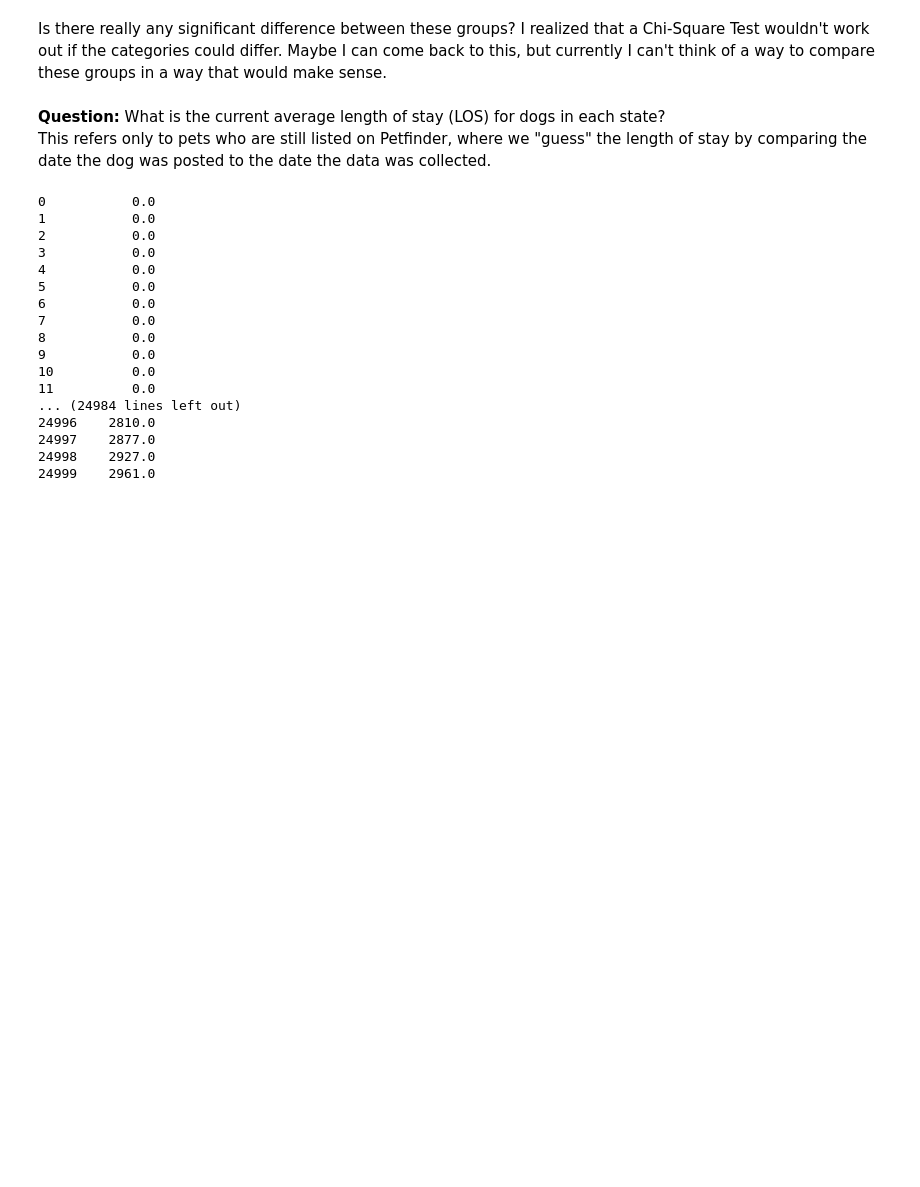
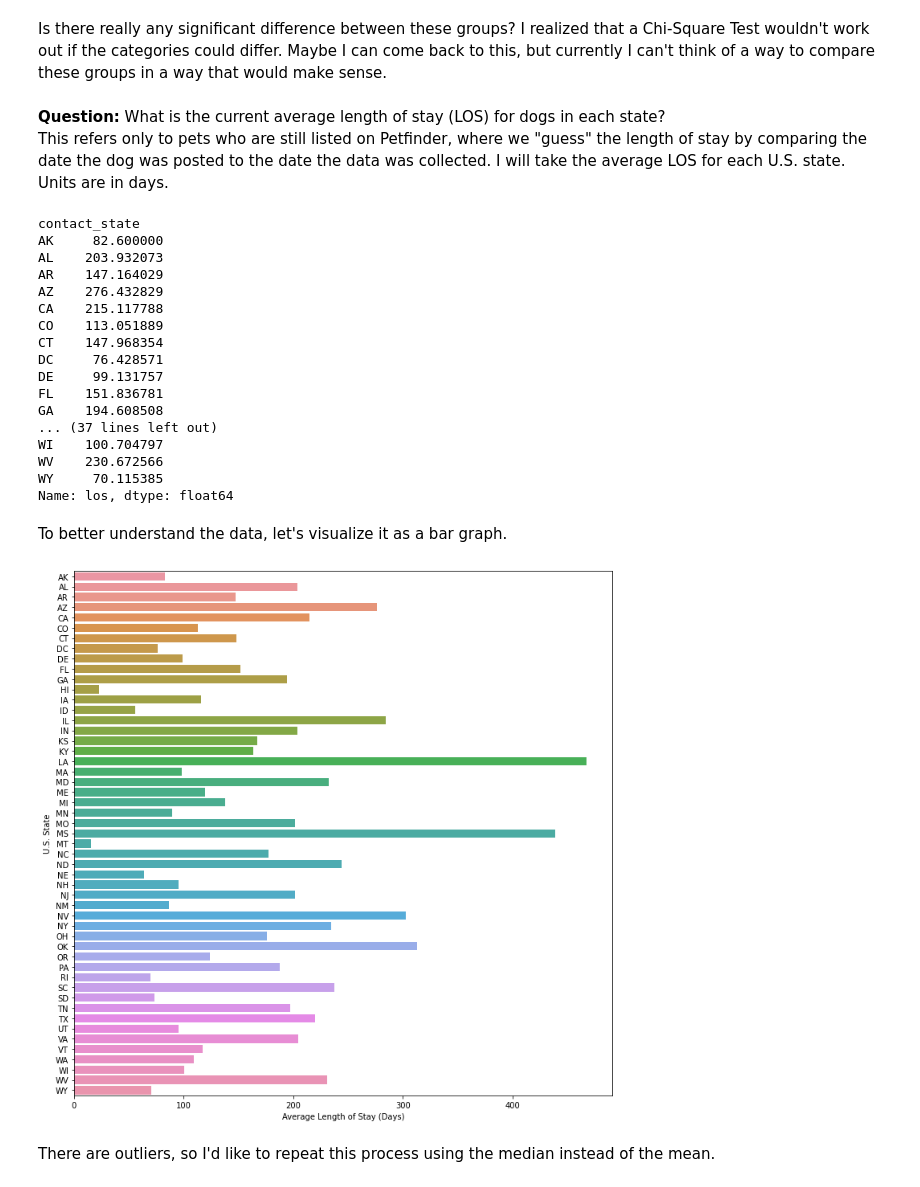
Before and after one commit to Pine9/DSmidterm, a Jupyter notebook: messy-petfinder-analysis.ipynb, the cells around one changed output. Saved outputs shown, nothing was run; the diff lists cells and outputs as text; code cells hidden in the pictures; blank space fills up the shorter version.

```diff
--- a/messy-petfinder-analysis.ipynb
+++ b/messy-petfinder-analysis.ipynb
@@ -31,0 +25,7 @@ df.head()
+# %%
+df = pd.read_csv("data/allDogDescriptions.csv")
+
+# these two 'states' appear to be either typos or somewhere in Canada, so I'll drop them
+to_drop = df[ (df['contact_state'] == 'NB') | (df['contact_state'] == 'QC')].index
+df.drop(to_drop, inplace = True)
+df.head()
@@ -90,7 +97,7 @@ Name: breed_primary, dtype: int64
 Is there really any significant difference between these groups? I realized that a Chi-Square Test wouldn't work out if the categories could differ. Maybe I can come back to this, but currently I can't think of a way to compare these groups in a way that would make sense.
 # %% [markdown]
 **Question:** What is the current average length of stay (LOS) for dogs in each state?
-<br>This refers only to pets who are still listed on Petfinder, where we "guess" the length of stay by comparing the date the dog was posted to the date the data was collected.
+<br>This refers only to pets who are still listed on Petfinder, where we "guess" the length of stay by comparing the date the dog was posted to the date the data was collected. I will take the average LOS for each U.S. state. Units are in days.
 # %%
 """
 Consumes two strings representing a date/time
@@ -105,27 +112,41 @@ def subdate(date1, date2):
     date2 = pd.to_datetime(date2)
     return (date1 - date2).days
 
-"""def grouphandler(grp):
-    ret = grp.apply(lambda y : subdate('2019-09-20', str(y)))
-    return ret"""
 
-#los = df.apply((lambda y : subdate('2019-09-20', str(y['posted']))), axis=1)#.groupby('contact_state')['posted']
-#los
+losDF = df.copy(deep=True)
+losDF['los'] = df['posted'].apply(lambda x : subdate('2019-09-20', str(x)))
+state_los = losDF.groupby('contact_state')['los'].mean().dropna()
+state_los
 # %% [output]
-0           0.0
-1           0.0
-2           0.0
-3           0.0
-4           0.0
-5           0.0
-6           0.0
-7           0.0
-8           0.0
-9           0.0
-10          0.0
-11          0.0
-... (24984 lines left out)
-24996    2810.0
-24997    2877.0
-24998    2927.0
-24999    2961.0
+contact_state
+AK     82.600000
+AL    203.932073
+AR    147.164029
+AZ    276.432829
+CA    215.117788
+CO    113.051889
+CT    147.968354
+DC     76.428571
+DE     99.131757
+FL    151.836781
+GA    194.608508
+... (37 lines left out)
+WI    100.704797
+WV    230.672566
+WY     70.115385
+Name: los, dtype: float64
+# %% [markdown]
+To better understand the data, let's visualize it as a bar graph.
+# %%
+state_los = pd.DataFrame(state_los)
+figure = plt.gcf()
+figure.set_size_inches(12, 12)
+
+sns.barplot(x = 'los', y = state_los.index, data = state_los)
+plt.xlabel('Average Length of Stay (Days)')
+plt.ylabel('U.S. State')
+plt.show()
+# %% [output]
+[figure, added]
+# %% [markdown]
+There are outliers, so I'd like to repeat this process using the median instead of the mean.
```
Also changed, not shown: parts of 20 cells of this notebook, 2 other files.
